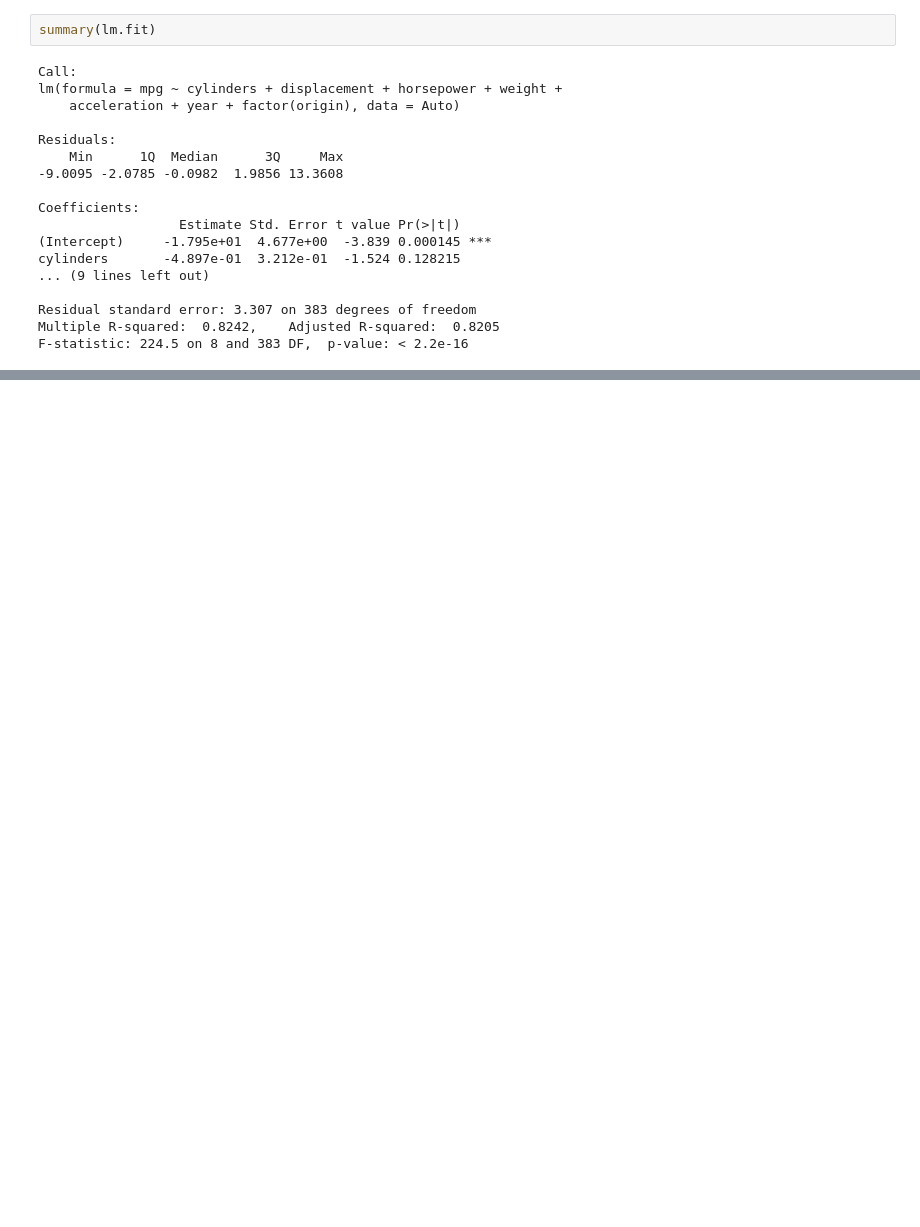
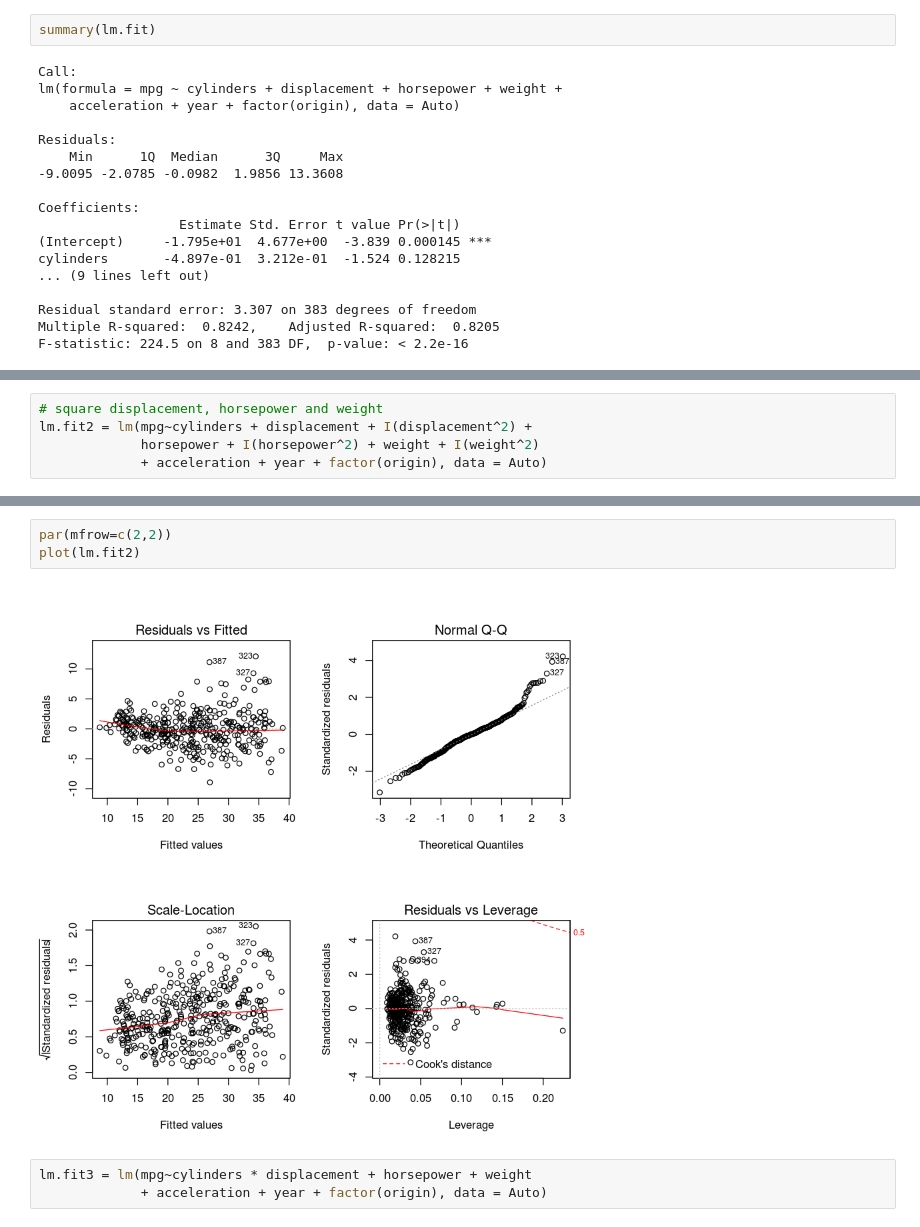
Before and after one commit to nickbuker/ISL_labs, a Jupyter notebook: notebooks/chapt3_applied.ipynb, the cells around one changed output, grey strips where cells are left out. Saved outputs shown, nothing was run; the diff lists cells and outputs as text; blank space fills up the shorter version.

```diff
--- a/notebooks/chapt3_applied.ipynb
+++ b/notebooks/chapt3_applied.ipynb
@@ -90,0 +97,5 @@ F-statistic: 224.5 on 8 and 383 DF,  p-value: < 2.2e-16
+# %%
+# square displacement, horsepower and weight
+lm.fit2 = lm(mpg~cylinders + displacement + I(displacement^2) +
+             horsepower + I(horsepower^2) + weight + I(weight^2)
+             + acceleration + year + factor(origin), data = Auto)
@@ -90,0 +128,8 @@ F-statistic: 224.5 on 8 and 383 DF,  p-value: < 2.2e-16
+# %%
+par(mfrow=c(2,2))
+plot(lm.fit2)
+# %% [output]
+[figure, added]
+# %%
+lm.fit3 = lm(mpg~cylinders * displacement + horsepower + weight
+             + acceleration + year + factor(origin), data = Auto)
```
Also changed, not shown: parts of 13 cells of this notebook, 1 other file.
